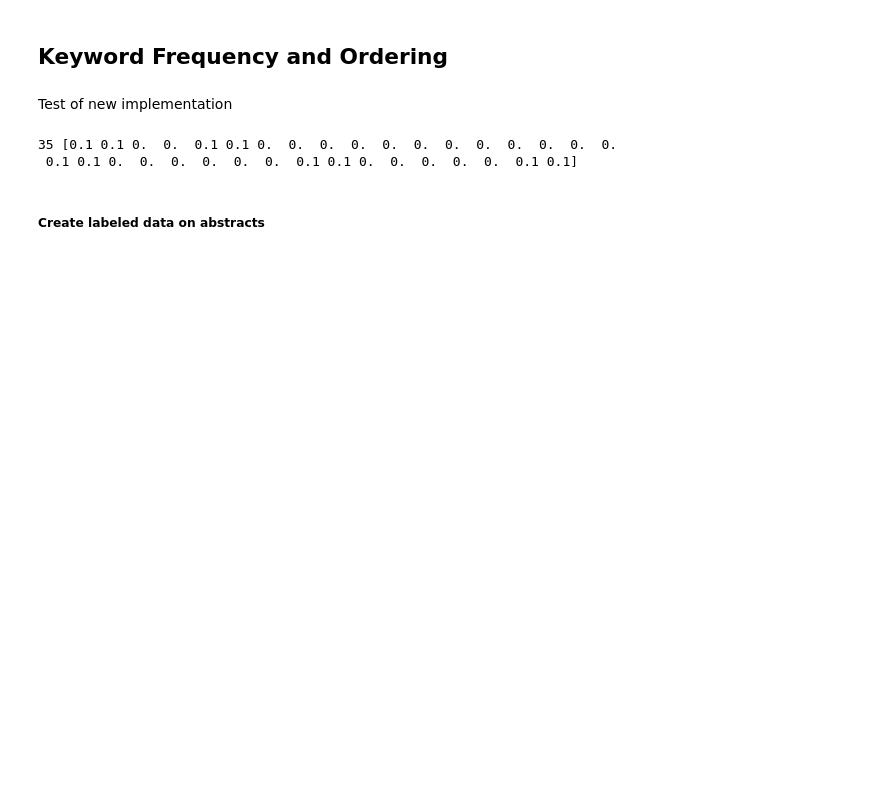
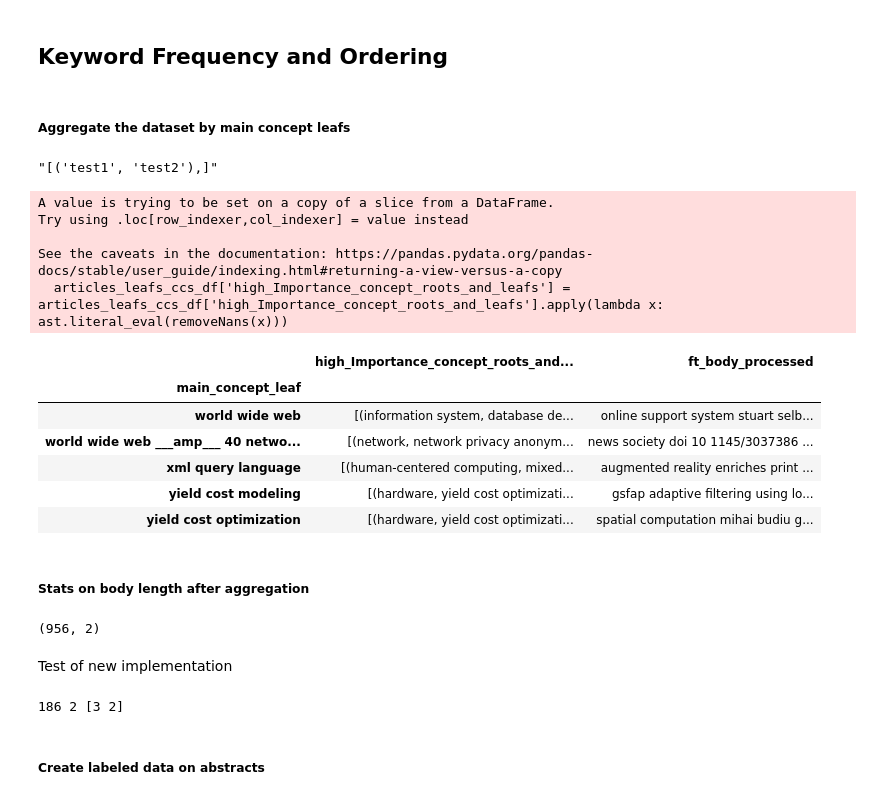
Before and after one commit to Learningchipmunk/Keywords-Ordering, a Jupyter notebook: Keywords Ordering Experiment.ipynb, the cells around one changed output. Saved outputs shown, nothing was run; the diff lists cells and outputs as text; code cells hidden in the pictures; blank space fills up the shorter version.

```diff
--- a/Keywords Ordering Experiment.ipynb
+++ b/Keywords Ordering Experiment.ipynb
@@ -25,9 +30,10 @@ with open('Data/articles_dict.json', 'r') as fp:
     articles_dict = json.load(fp)
 # %% [output]
 Type: <class 'dict'>
+# %%
+articles_df = pd.read_csv("Data/data_processed.csv")
 # %% [markdown]
 ##### Descr of the Created DataFrame
 # %%
-articles_df = pd.DataFrame(articles_dict)
 articles_df.tail()
 # %% [output]
@@ -40,2 +46,35 @@ articles_df.tail()
 # %% [markdown]
 ## Keyword Frequency and Ordering
+# %% [markdown]
+##### Aggregate the dataset by main concept leafs
+# %%
+def removeNans(str_inp):
+    no_nans = re.sub(r',? ?\(nan, nan\),? ?', ',', str_inp)
+    no_trailing_commas = re.sub(r', *(, *)+', ',', no_nans)
+    no_isolated_commas = re.sub(r'\[, *\(', '[(', no_trailing_commas)
+    return no_isolated_commas
+removeNans("[, ('test1', 'test2'), , , (nan, nan),(nan, nan)(nan, nan),,]")
+# %% [output]
+"[('test1', 'test2'),]"
+# %%
+import ast
+articles_leafs_ccs_df = articles_df.dropna(subset = ["ft_body_processed", "main_concept_leaf"])
+## Convert list stores as string to list of tuples
+articles_leafs_ccs_df['high_Importance_concept_roots_and_leafs'] = articles_leafs_ccs_df['high_Importance_concept_roots_and_leafs'].apply(lambda x: ast.literal_eval(removeNans(x)))
+## Concats the data by leafs
+agg_ccs_df = articles_leafs_ccs_df.groupby(['main_concept_leaf']).agg({'high_Importance_concept_roots_and_leafs': sum, 'ft_body_processed': sum})
+agg_ccs_df['high_Importance_concept_roots_and_leafs'] = agg_ccs_df['high_Importance_concept_roots_and_leafs'].apply(lambda x: list(set(x)))
+agg_ccs_df.tail()
+# %% [output]
+A value is trying to be set on a copy of a slice from a DataFrame.
+Try using .loc[row_indexer,col_indexer] = value instead
+
+See the caveats in the documentation: https://pandas.pydata.org/pandas-docs/stable/user_guide/indexing.html#returning-a-view-versus-a-copy
+  articles_leafs_ccs_df['high_Importance_concept_roots_and_leafs'] = articles_leafs_ccs_df['high_Importance_concept_roots_and_leafs'].apply(lambda x: ast.literal_eval(removeNans(x)))
+|  | high_Importance_concept_roots_and... | ft_body_processed |
+| main_concept_leaf |  |  |
+| world wide web | [(information system, database de... | online support system stuart selb... |
+| world wide web ___amp___ 40 netwo... | [(network, network privacy anonym... | news society doi 10 1145/3037386 ... |
+| xml query language | [(human-centered computing, mixed... | augmented reality enriches print ... |
+| yield cost modeling | [(hardware, yield cost optimizati... | gsfap adaptive filtering using lo... |
+| yield cost optimization | [(hardware, yield cost optimizati... | spatial computation mihai budiu g... |
@@ -41,0 +87,7 @@ articles_df.tail()
+# %% [markdown]
+##### Stats on body length after aggregation
+# %%
+agg_ccs_df.ft_body_len = agg_ccs_df['ft_body_processed'].apply(len)
+agg_ccs_df[agg_ccs_df.ft_body_len >= 1e5].shape
+# %% [output]
+(956, 2)
@@ -235,14 +201,13 @@ def ExtractKeywordOrderFromAbstract(doi, abstract, ccs, labeled_data_dict, verbo
 # %% [markdown]
 Test of new implementation
 # %%
-str_var = "(French.fries) I love french fries, this is why I cook them so often! Please let me eat french fries indefinitely. Yes, I am addicted to french fries (you did not ask me). (French.fries!!)"
+str_var = "French fries I love french fries, this is why I cook them so often! Please let me eat french fries indefinitely. Yes, I am addicted to french fries (you did not ask me). (French fries!!)"
 kw      = "French fries"
 
-res_1   = ComputeKwDistribution2(str_var, kw, normalized = True)
-print(len(res_1), res_1)
+res_1   = ComputeKwDistribution(str_var, kw, window_size=100, normalized = False)
+print(len(str_var), len(res_1), res_1)
 # %% [output]
-35 [0.1 0.1 0.  0.  0.1 0.1 0.  0.  0.  0.  0.  0.  0.  0.  0.  0.  0.  0.
- 0.1 0.1 0.  0.  0.  0.  0.  0.  0.1 0.1 0.  0.  0.  0.  0.  0.1 0.1]
+186 2 [3 2]
 # %% [markdown]
 ##### Create labeled data on abstracts
 # %%
```
Also changed, not shown: parts of 18 cells of this notebook, 1 other file.
